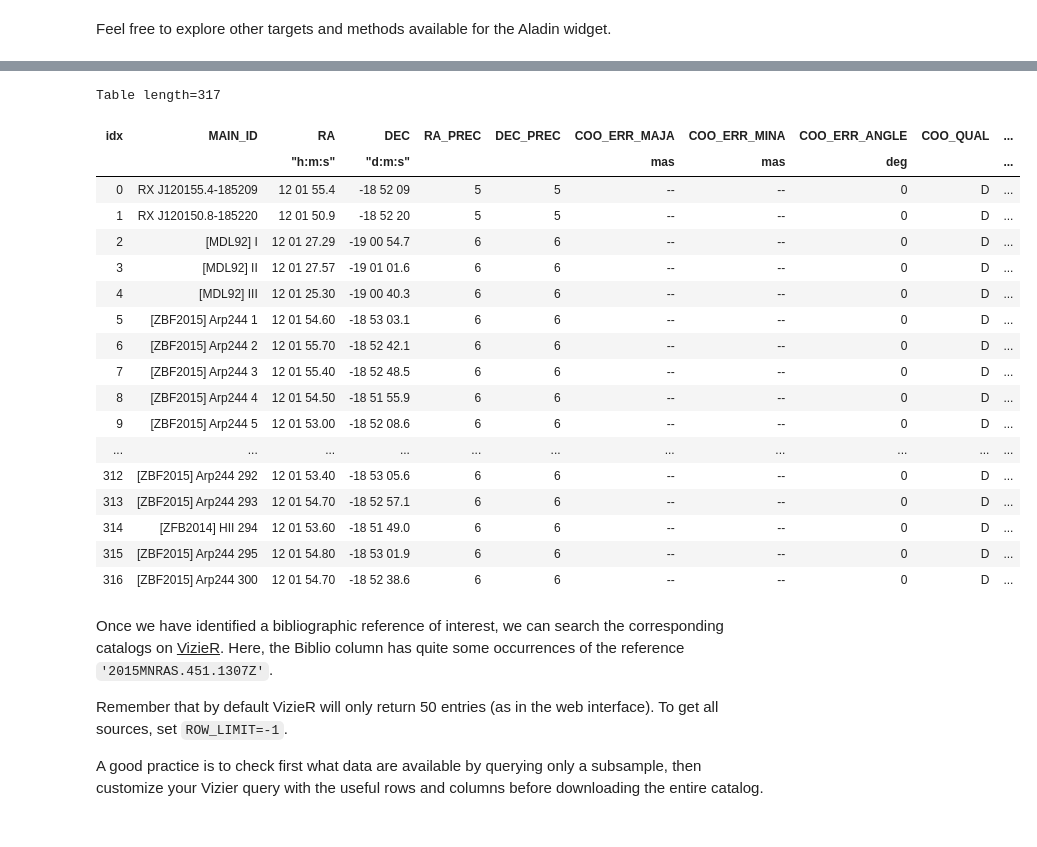
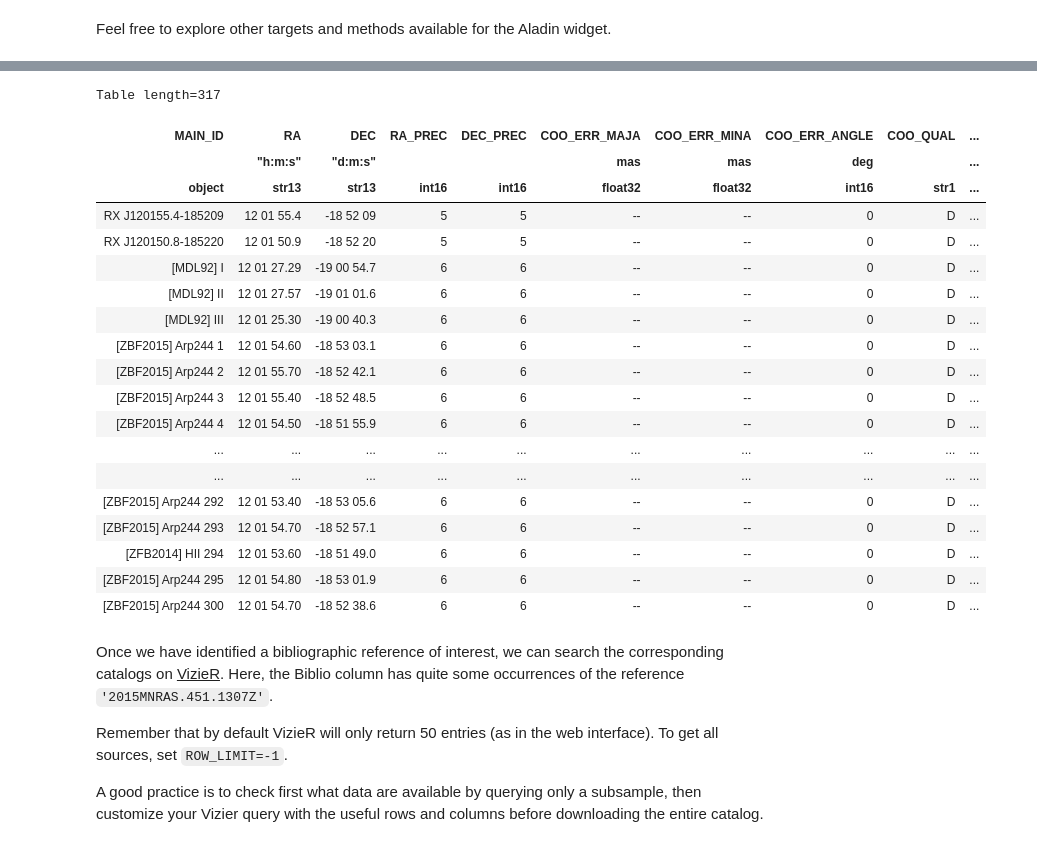
Before and after one commit to cds-astro/tutorials, a Jupyter notebook: Notebooks/1_Intro_to_CDS_services_in_notebooks.ipynb, the cells around one changed output, grey strips where cells are left out. Drawn from its saved outputs; the diff is of its cells as text; code cells hidden in the pictures.

Commit message:
Apply tester suggestions -- remove notebook display and parameters in elliptic cone search

```diff
--- a/Notebooks/1_Intro_to_CDS_services_in_notebooks.ipynb
+++ b/Notebooks/1_Intro_to_CDS_services_in_notebooks.ipynb
@@ -161,29 +161,28 @@ Feel free to explore other targets and methods available for the Aladin widget.
 We want to look for data related to HII regions in these interacting galaxies. We make a query in <ins>Simbad</ins> for HII regions within 14 arcmins around the Antennae galaxies.
 # %%
 table_simbad = Simbad.query_criteria("region(circle, Antennae, 14m)", maintype="HII")
-table_simbad.show_in_notebook(display_length=15)
-# most browsers will open a scrolling window, rendering display_length useless but it is here
-# to prevent some of us to have to scroll down the 317 lines of the table.
+table_simbad
 # %% [output]
 Table length=317
-| idx | MAIN_ID | RA | DEC | RA_PREC | DEC_PREC | COO_ERR_MAJA | COO_ERR_MINA | COO_ERR_ANGLE | COO_QUAL | ... |
-|  |  | "h:m:s" | "d:m:s" |  |  | mas | mas | deg |  | ... |
-| 0 | RX J120155.4-185209 | 12 01 55.4 | -18 52 09 | 5 | 5 | -- | -- | 0 | D | ... |
-| 1 | RX J120150.8-185220 | 12 01 50.9 | -18 52 20 | 5 | 5 | -- | -- | 0 | D | ... |
-| 2 | [MDL92] I | 12 01 27.29 | -19 00 54.7 | 6 | 6 | -- | -- | 0 | D | ... |
-| 3 | [MDL92] II | 12 01 27.57 | -19 01 01.6 | 6 | 6 | -- | -- | 0 | D | ... |
-| 4 | [MDL92] III | 12 01 25.30 | -19 00 40.3 | 6 | 6 | -- | -- | 0 | D | ... |
-| 5 | [ZBF2015] Arp244 1 | 12 01 54.60 | -18 53 03.1 | 6 | 6 | -- | -- | 0 | D | ... |
-| 6 | [ZBF2015] Arp244 2 | 12 01 55.70 | -18 52 42.1 | 6 | 6 | -- | -- | 0 | D | ... |
-| 7 | [ZBF2015] Arp244 3 | 12 01 55.40 | -18 52 48.5 | 6 | 6 | -- | -- | 0 | D | ... |
-| 8 | [ZBF2015] Arp244 4 | 12 01 54.50 | -18 51 55.9 | 6 | 6 | -- | -- | 0 | D | ... |
-| 9 | [ZBF2015] Arp244 5 | 12 01 53.00 | -18 52 08.6 | 6 | 6 | -- | -- | 0 | D | ... |
-| ... | ... | ... | ... | ... | ... | ... | ... | ... | ... | ... |
-| 312 | [ZBF2015] Arp244 292 | 12 01 53.40 | -18 53 05.6 | 6 | 6 | -- | -- | 0 | D | ... |
-| 313 | [ZBF2015] Arp244 293 | 12 01 54.70 | -18 52 57.1 | 6 | 6 | -- | -- | 0 | D | ... |
-| 314 | [ZFB2014] HII 294 | 12 01 53.60 | -18 51 49.0 | 6 | 6 | -- | -- | 0 | D | ... |
-| 315 | [ZBF2015] Arp244 295 | 12 01 54.80 | -18 53 01.9 | 6 | 6 | -- | -- | 0 | D | ... |
-| 316 | [ZBF2015] Arp244 300 | 12 01 54.70 | -18 52 38.6 | 6 | 6 | -- | -- | 0 | D | ... |
+| MAIN_ID | RA | DEC | RA_PREC | DEC_PREC | COO_ERR_MAJA | COO_ERR_MINA | COO_ERR_ANGLE | COO_QUAL | ... |
+|  | "h:m:s" | "d:m:s" |  |  | mas | mas | deg |  | ... |
+| object | str13 | str13 | int16 | int16 | float32 | float32 | int16 | str1 | ... |
+| RX J120155.4-185209 | 12 01 55.4 | -18 52 09 | 5 | 5 | -- | -- | 0 | D | ... |
+| RX J120150.8-185220 | 12 01 50.9 | -18 52 20 | 5 | 5 | -- | -- | 0 | D | ... |
+| [MDL92] I | 12 01 27.29 | -19 00 54.7 | 6 | 6 | -- | -- | 0 | D | ... |
+| [MDL92] II | 12 01 27.57 | -19 01 01.6 | 6 | 6 | -- | -- | 0 | D | ... |
+| [MDL92] III | 12 01 25.30 | -19 00 40.3 | 6 | 6 | -- | -- | 0 | D | ... |
+| [ZBF2015] Arp244 1 | 12 01 54.60 | -18 53 03.1 | 6 | 6 | -- | -- | 0 | D | ... |
+| [ZBF2015] Arp244 2 | 12 01 55.70 | -18 52 42.1 | 6 | 6 | -- | -- | 0 | D | ... |
+| [ZBF2015] Arp244 3 | 12 01 55.40 | -18 52 48.5 | 6 | 6 | -- | -- | 0 | D | ... |
+| [ZBF2015] Arp244 4 | 12 01 54.50 | -18 51 55.9 | 6 | 6 | -- | -- | 0 | D | ... |
+| ... | ... | ... | ... | ... | ... | ... | ... | ... | ... |
+| ... | ... | ... | ... | ... | ... | ... | ... | ... | ... |
+| [ZBF2015] Arp244 292 | 12 01 53.40 | -18 53 05.6 | 6 | 6 | -- | -- | 0 | D | ... |
+| [ZBF2015] Arp244 293 | 12 01 54.70 | -18 52 57.1 | 6 | 6 | -- | -- | 0 | D | ... |
+| [ZFB2014] HII 294 | 12 01 53.60 | -18 51 49.0 | 6 | 6 | -- | -- | 0 | D | ... |
+| [ZBF2015] Arp244 295 | 12 01 54.80 | -18 53 01.9 | 6 | 6 | -- | -- | 0 | D | ... |
+| [ZBF2015] Arp244 300 | 12 01 54.70 | -18 52 38.6 | 6 | 6 | -- | -- | 0 | D | ... |
 # %% [markdown]
 Once we have identified a bibliographic reference of interest, we can search the corresponding catalogs on <ins>VizieR</ins>. Here, the Biblio column has quite some occurrences of the reference `'2015MNRAS.451.1307Z'`.
 
```
Also changed, not shown: parts of 10 cells of this notebook.
